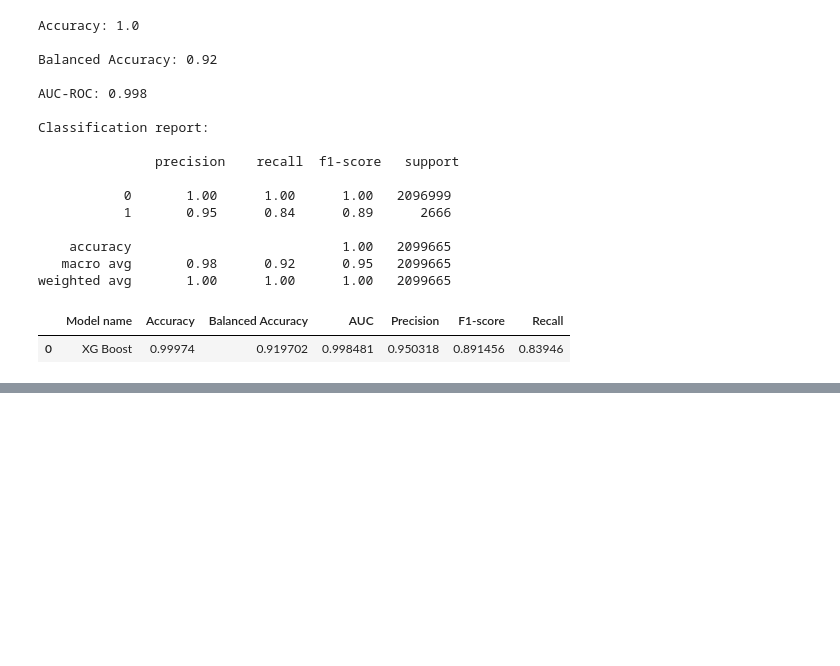
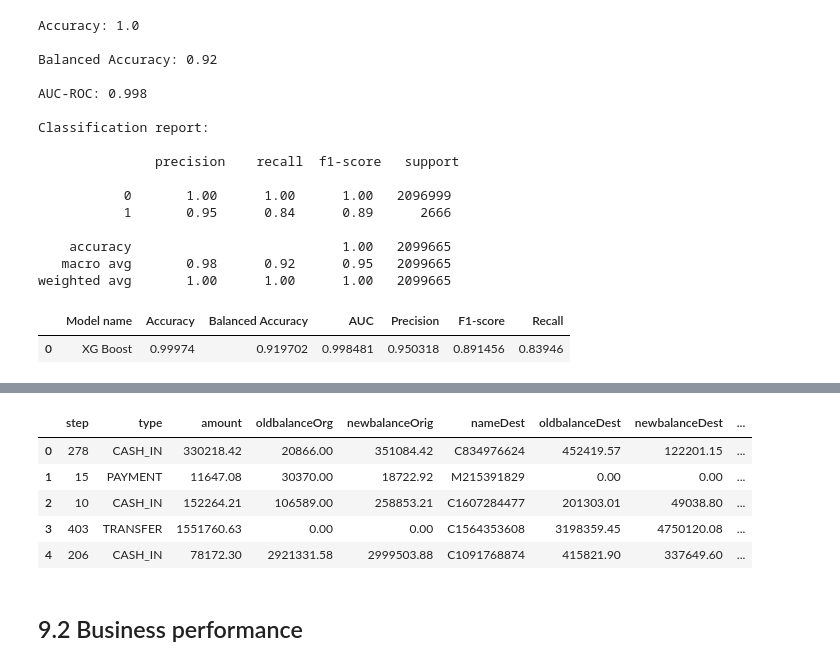
Before and after one commit to GustavoHBDuarte/fraud-detection, a Jupyter notebook: notebook_main.ipynb, the cells around one changed output, grey strips where cells are left out. Cells and saved outputs as stored; diff of their text form; code cells hidden in the pictures; blank space fills up the shorter version.

Commit message:
Error interpretation step finished. Model deployment step started

```diff
--- a/notebook_main.ipynb
+++ b/notebook_main.ipynb
@@ -2707,0 +2648,32 @@ metrics.plot_precision_recall_curve(model, X_test_boruta, y_test, ax=ax4);
+# %%
+# Columns selected by Boruta
+
+cols_selected_boruta = X_test.loc[:, [True, True, True, True, False, True, True, True, True, False, False, False,
+                                       False, False, False, False, False, False, False, False, False, False, True,
+                                       False, True, True, False, False, False, False, False, False, True, True,
+                                       False, False, False, False]].columns.tolist()
+# %%
+# Defining datasets with Boruta-selected features
+
+
+# X_test
+X_test_boruta = X_test[cols_selected_boruta].copy()
+# %%
+# Adding 'isFraud' column to the end of X_test_raw
+
+X_test_raw = pd.concat([X_test_raw, y_test_raw], axis=1)
+# %%
+# Adding 'Predictions' column to the end of X_test_raw
+
+X_test_raw['Predictions'] = model.predict(X_test_boruta)
+# %%
+X_test_raw.head()
+# %% [output]
+|  | step | type | amount | oldbalanceOrg | newbalanceOrig | nameDest | oldbalanceDest | newbalanceDest | ... |
+| 0 | 278 | CASH_IN | 330218.42 | 20866.00 | 351084.42 | C834976624 | 452419.57 | 122201.15 | ... |
+| 1 | 15 | PAYMENT | 11647.08 | 30370.00 | 18722.92 | M215391829 | 0.00 | 0.00 | ... |
+| 2 | 10 | CASH_IN | 152264.21 | 106589.00 | 258853.21 | C1607284477 | 201303.01 | 49038.80 | ... |
+| 3 | 403 | TRANSFER | 1551760.63 | 0.00 | 0.00 | C1564353608 | 3198359.45 | 4750120.08 | ... |
+| 4 | 206 | CASH_IN | 78172.30 | 2921331.58 | 2999503.88 | C1091768874 | 415821.90 | 337649.60 | ... |
+# %% [markdown]
+## 9.2 Business performance
```
Also changed, not shown: parts of 58 cells of this notebook.
